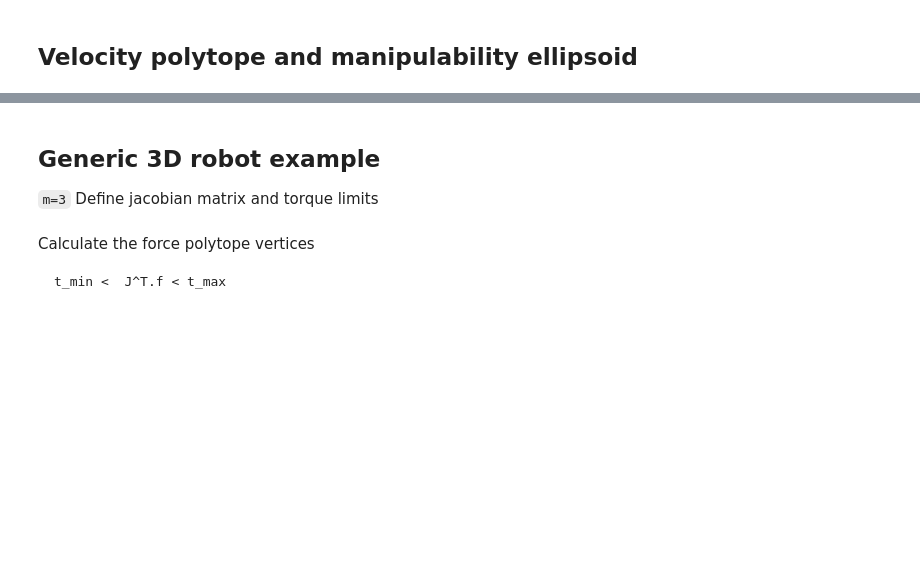
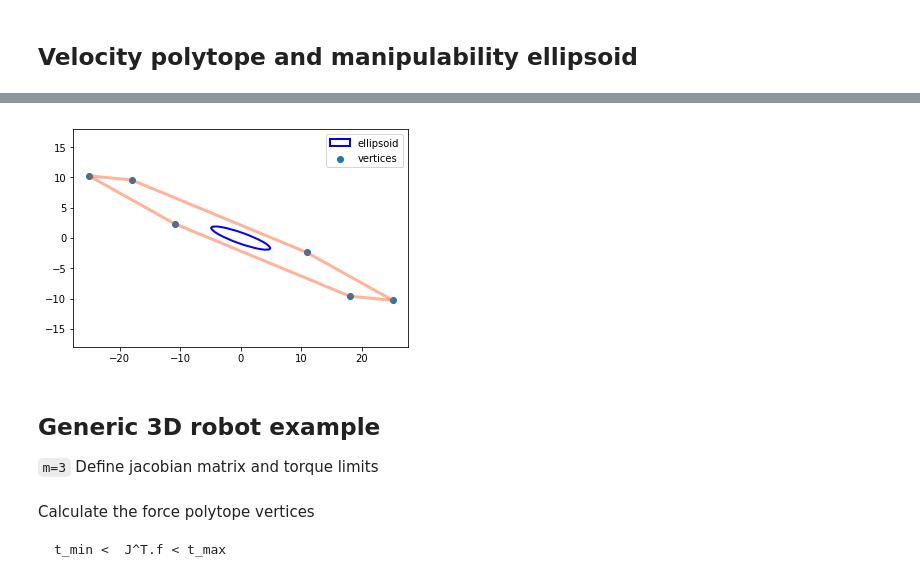
Before and after one commit to auctus-team/pycapacity, a Jupyter notebook: demo_notebook.ipynb, the cells around one changed output, grey strips where cells are left out. Drawn from its saved outputs; the diff is of its cells as text; code cells hidden in the pictures; blank space fills up the shorter version.

```diff
--- a/demo_notebook.ipynb
+++ b/demo_notebook.ipynb
@@ -143,9 +146,8 @@ vel_vert, faces = capacity.velocity_polytope_withfaces(J, dq_min ,dq_max)
 # calculate the force ellipsoid
 S,U = capacity.velocity_ellipsoid(J, dq_max)
 # %%
-# visualise polytope ellispoid
-%matplotlib notebook
-fig = plt.figure(11)
+# visualise polytope ellipsoid
+fig = plt.figure(14)
 ax = plt.gca()
 plt.scatter(vel_vert[0,:],vel_vert[1,:], label="vertices")
 for face in faces:
@@ -162,3 +162,4 @@ plt.show()
+[figure, added]
 # %% [markdown]
 ## Generic 3D robot example
 `m=3`
```
Also changed, not shown: parts of 6 cells of this notebook.
